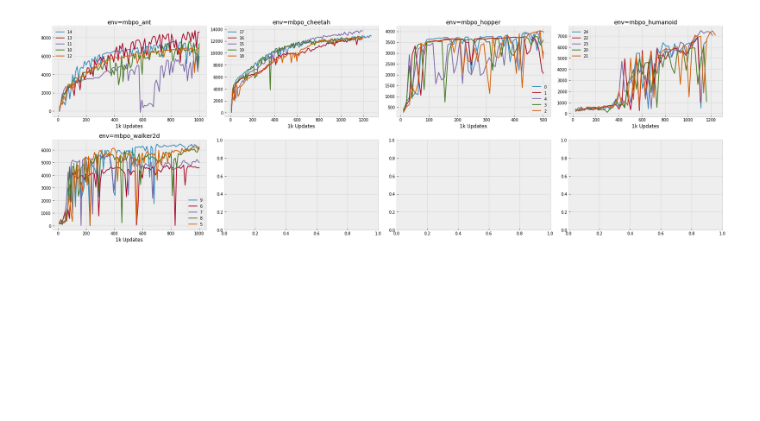
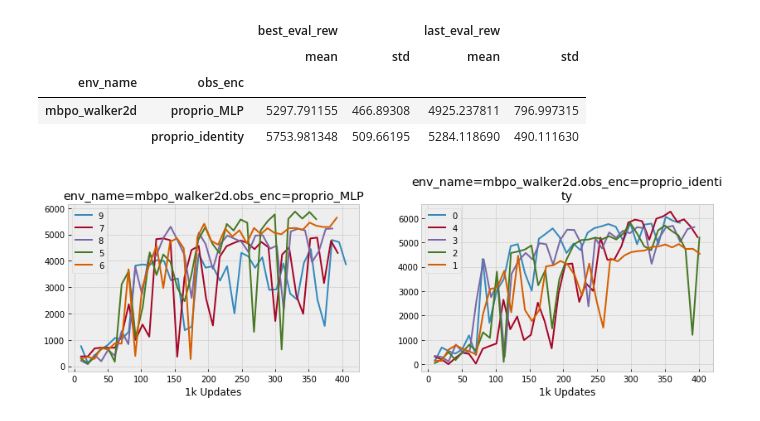
Before and after one commit to facebookresearch/svg, a Jupyter notebook: nbs/bda.2020.01.23.mbpo.ipynb, the cells around one changed output. Cells and saved outputs as stored; diff of their text form; code cells hidden in the pictures; blank space fills up the shorter version.

```diff
--- a/nbs/bda.2020.01.23.mbpo.ipynb
+++ b/nbs/bda.2020.01.23.mbpo.ipynb
@@ -74,6 +75,7 @@ def sweep_summary(root):
         summary['best_eval_rew'] = best_eval_rew
         summary['last_eval_rew'] = last_eval_rew
         summary['d'] = d
+        summary['env_name'] = config.env_name
         all_summary.append(summary)
 
     if len(all_summary) == 0:
@@ -85,14 +87,15 @@ def sweep_summary(root):
         if col != 'env_name' and len(all_summary[col].unique()) == 1:
             all_summary.drop(col,inplace=True,axis=1)
 
-    filt = ['env', 'seed']
+    filt = ['env_name', 'seed']
     groups = [x.split('=')[0] for x in overrides]
     groups = [x for x in groups if x not in filt]
     groups = list(set(groups) & set(all_summary.columns))
-    groups = ['env'] + groups
+    groups = ['env_name'] + groups
     groups = all_summary.groupby(groups)
+    agg = groups.agg(['mean', 'std'])
 
-    return all_summary, groups, groups.agg(['mean', 'std']), configs
+    return all_summary, groups, agg, configs
 
 def plot_rew(root, ax=None, label=None):
     if ax is None:
@@ -134,7 +137,10 @@ def plot_all_rew(root):
 def plot_agg(df, agg, ncol=4):
     nrow = int(np.ceil(len(agg)/ncol))
     fig, axs = plt.subplots(nrow, ncol, figsize=(6*ncol, 4*nrow))
-    axs = axs.ravel()
+    if nrow == 1 and ncol == 1:
+        axs = [axs]
+    else:
+        axs = axs.ravel()
     for ax, (r, sub_df) in zip(axs, agg.iterrows()):
         if isinstance(r, str):
             r = [r]
@@ -197,10 +203,15 @@ def plot_ablation(
         fig.savefig(save)
         os.system(f'convert -trim {save} {save}')
 # %%
-d = '../exp/2020.02.29/1314_sac_mve_mbpo/'
+d = '../exp/2020.03.05/1620_sac_mve_walker_enc/'
 all_summary, groups, agg, configs = sweep_summary(d)
 # display(all_summary)
-# display(agg)
-plot_agg(all_summary, agg)
+display(agg)
+plot_agg(all_summary, agg, ncol=2)
 # %% [output]
+|  |  | best_eval_rew |  | last_eval_rew |  |
+|  |  | mean | std | mean | std |
+| env_name | obs_enc |  |  |  |  |
+| mbpo_walker2d | proprio_MLP | 5297.791155 | 466.89308 | 4925.237811 | 796.997315 |
+|  | proprio_identity | 5753.981348 | 509.66195 | 5284.118690 | 490.111630 |
-[figure, old version]
+[figure, new version]
```
Also changed, not shown: parts of 5 cells of this notebook, 1 other file.
